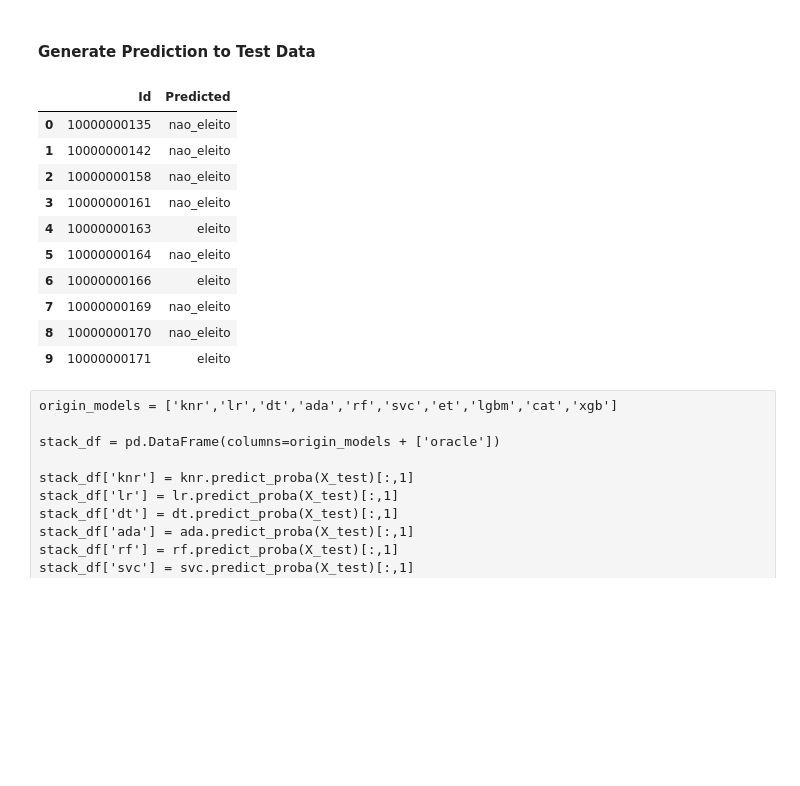
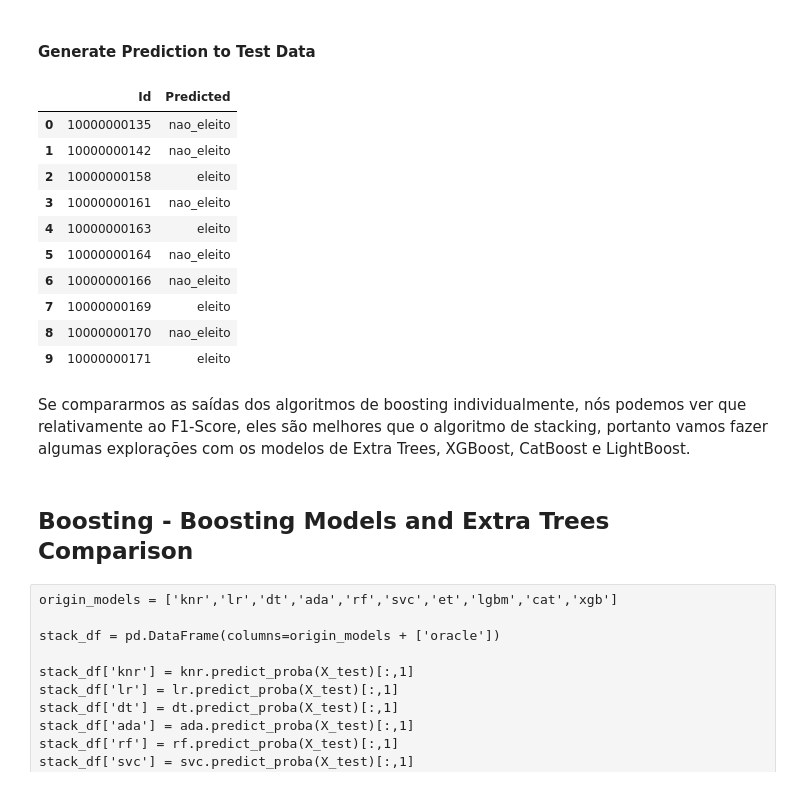
Before and after one commit to guilhermemg/ml-mestrado, a Jupyter notebook: notebooks/assignment-4.ipynb, the cells around one changed output. Cells and saved outputs as stored; diff of their text form; code cells hidden in the pictures; blank space fills up the shorter version.

```diff
--- a/notebooks/assignment-4.ipynb
+++ b/notebooks/assignment-4.ipynb
@@ -102,0 +125,13 @@ data.drop(columns=['nome'], inplace=True)
+# %%
+data.drop(columns=['nome'], inplace=True)
+
+data['sum_recursos'] = data.apply(lambda row : row['recursos_de_outros_candidatos.comites'] +
+                                               row['recursos_de_pessoas_fisicas'] +
+                                               row['recursos_de_pessoas_juridicas'] +
+                                               row['recursos_proprios'] +
+                                               row['recursos_de_partido_politico'], axis=1)
+data['lucro_campanha'] = data.apply(lambda row : row['total_receita'] - row['total_despesa'], axis=1)
+
+data.drop(columns=['recursos_de_outros_candidatos.comites', 'recursos_de_pessoas_fisicas',
+                   'recursos_de_pessoas_juridicas', 'recursos_proprios',
+                   'recursos_de_partido_politico'], inplace=True)
@@ -104,11 +141,8 @@ data.drop(columns=['nome'], inplace=True)
 qt = QuantileTransformer(random_state=2, output_distribution='normal')
 
 skewed_features = ['quantidade_doacoes', 'quantidade_doadores', 'total_receita',
-       'media_receita', 'recursos_de_outros_candidatos.comites',
-       'recursos_de_pessoas_fisicas', 'recursos_de_pessoas_juridicas',
-       'recursos_proprios', 'recursos_de_partido_politico',
-       'quantidade_despesas', 'quantidade_fornecedores', 'total_despesa',
-       'media_despesa']
+       'media_receita','quantidade_despesas', 'quantidade_fornecedores', 'total_despesa',
+       'media_despesa', 'sum_recursos']
 
 data[skewed_features] = qt.fit_transform(X=data[skewed_features])
 # %%
@@ -283,10 +321,10 @@ catboost_params = {
     'learning_rate': 0.5,
     'depth': 3,
     #'l2_leaf_reg': 40,
-    #'bootstrap_type': 'Bernoulli',
+    'bootstrap_type': 'Bernoulli',
     #'subsample': 0.7,
     #'scale_pos_weight': 5,
-    'eval_metric': 'AUC',
+    'eval_metric': 'F1',
     #'od_type': 'Iter',
     'allow_writing_files': False,
     'verbose': 0
@@ -850,0 +871,19 @@ F1: 0.9681
+# %%
+cols = ['ada', 'et', 'knn', 'svm', 'xg', 'cat', 'rf', 'dt', 'lg', 'lr']
+
+x__train = np.concatenate((ad_oof_train, et_oof_train, kn_oof_train, sv_oof_train, xg_oof_train,
+                           cb_oof_train, rf_oof_train, dt_oof_train, lg_oof_train, lr_oof_train), axis=1)
+x__test = np.concatenate((ad_oof_test, et_oof_test, kn_oof_test, sv_oof_test, xg_oof_test,
+                          cb_oof_test, rf_oof_test, dt_oof_test, lg_oof_test, lr_oof_test), axis=1)
+y__train = y_train.copy()
+
+print("x__train.shape: {}".format(x__train.shape))
+print("y__train.shape: {}".format(y__train.shape))
+print("x__test.shape:{}".format(x__test.shape))
+
+#sns.pairplot(pd.DataFrame(x__train, columns=cols))
+
+clf = LogisticRegression(solver='liblinear')
+clf.fit(x__train, y__train)
+
+evaluate_stacked_model(clf, pd.DataFrame(x__train), pd.DataFrame(y__train))
@@ -895,28 +954,32 @@ Após tirar alguns modelos da versão final Stacked:
 # %%
 stack_df = pd.DataFrame(X_test.copy())
 pred = clf.predict(x__test)
 stack_df['Predicted'] = pred
 
 seq_candidato = stack_df.index
 
 stack_df.replace({'Predicted': {0: 'nao_eleito', 1: 'eleito'}}, inplace=True)
 stack_df.reset_index(drop=True, inplace=True)
 
 final_df = pd.DataFrame(columns=['Id','Predicted'])
 final_df['Id'] = seq_candidato
 final_df['Predicted'] = stack_df['Predicted']
 
-final_df.to_csv('../data/assignment_4/fourth_submission.csv', index=False)
+final_df.to_csv('../data/assignment_4/eigth_submission.csv', index=False)
 final_df.head(10)
 # %% [output]
 |  | Id | Predicted |
 | 0 | 10000000135 | nao_eleito |
 | 1 | 10000000142 | nao_eleito |
-| 2 | 10000000158 | nao_eleito |
+| 2 | 10000000158 | eleito |
 | 3 | 10000000161 | nao_eleito |
 | 4 | 10000000163 | eleito |
 | 5 | 10000000164 | nao_eleito |
-| 6 | 10000000166 | eleito |
-| 7 | 10000000169 | nao_eleito |
+| 6 | 10000000166 | nao_eleito |
+| 7 | 10000000169 | eleito |
 | 8 | 10000000170 | nao_eleito |
 | 9 | 10000000171 | eleito |
+# %% [markdown]
+Se compararmos as saídas dos algoritmos de boosting individualmente, nós podemos ver que relativamente ao F1-Score, eles são melhores que o algoritmo de stacking, portanto vamos fazer algumas explorações com os modelos de Extra Trees, XGBoost, CatBoost e LightBoost.
+# %% [markdown]
+## Boosting - Boosting Models and Extra Trees Comparison
```
Also changed, not shown: parts of 32 cells of this notebook, 4 other files.
